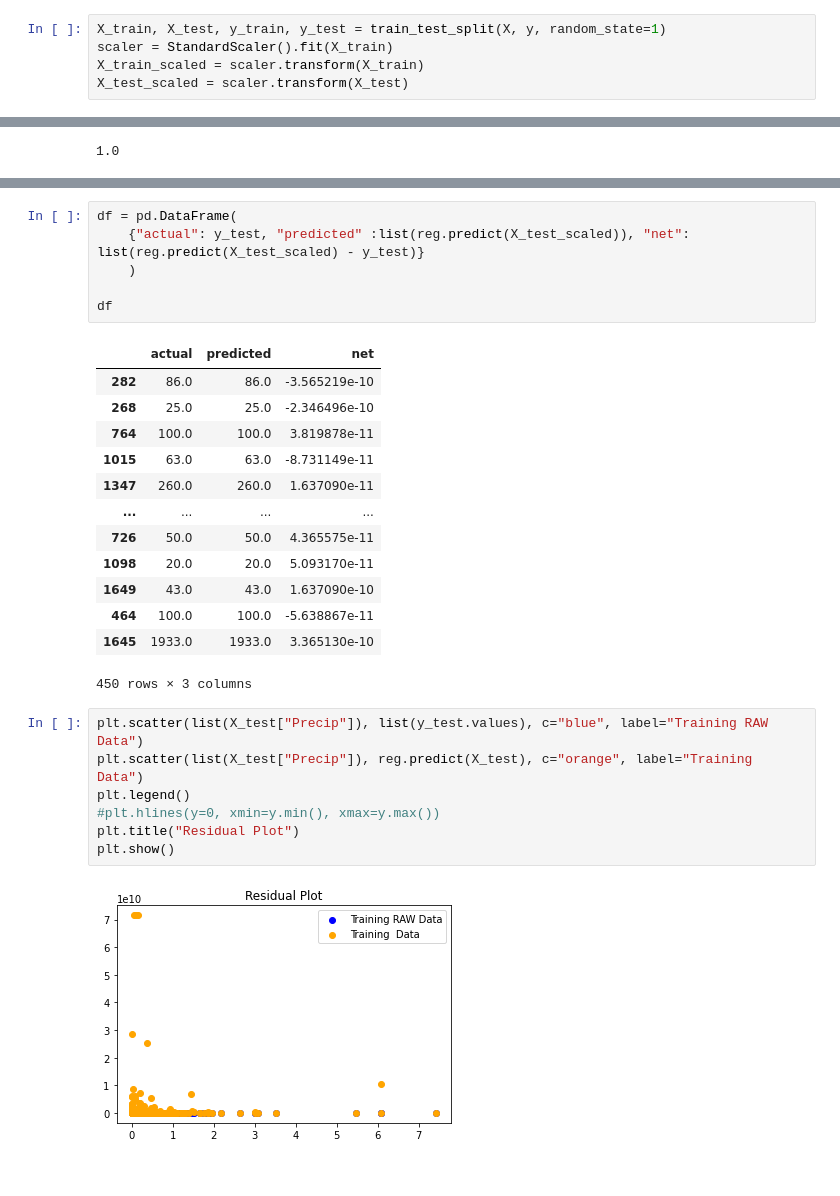
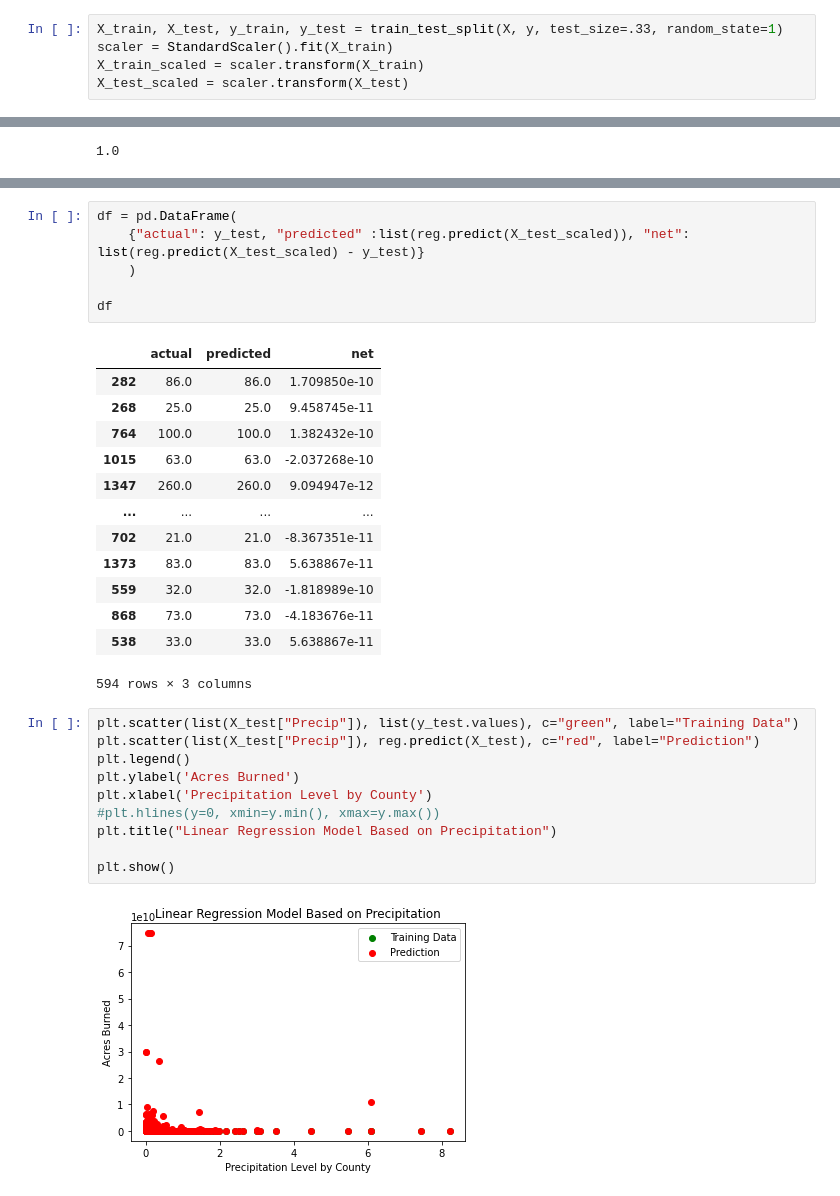
Before and after one commit to josephchancey/ca-wildfire-ml, a Jupyter notebook: data/clean/Preprocessing-&-Machine-Learning.ipynb, the cells around one changed output, grey strips where cells are left out. Drawn from its saved outputs; the diff is of its cells as text.

```diff
--- a/data/clean/Preprocessing-&-Machine-Learning.ipynb
+++ b/data/clean/Preprocessing-&-Machine-Learning.ipynb
@@ -332,5 +338,5 @@ y = df["AcresBurned"]
 # %%
-X_train, X_test, y_train, y_test = train_test_split(X, y, random_state=1)
+X_train, X_test, y_train, y_test = train_test_split(X, y, test_size=.33, random_state=1)
 scaler = StandardScaler().fit(X_train)
 X_train_scaled = scaler.transform(X_train)
 X_test_scaled = scaler.transform(X_test)
@@ -375,24 +381,27 @@ df = pd.DataFrame(
 df
 # %% [output]
 |  | actual | predicted | net |
-| 282 | 86.0 | 86.0 | -3.565219e-10 |
-| 268 | 25.0 | 25.0 | -2.346496e-10 |
-| 764 | 100.0 | 100.0 | 3.819878e-11 |
-| 1015 | 63.0 | 63.0 | -8.731149e-11 |
-| 1347 | 260.0 | 260.0 | 1.637090e-11 |
+| 282 | 86.0 | 86.0 | 1.709850e-10 |
+| 268 | 25.0 | 25.0 | 9.458745e-11 |
+| 764 | 100.0 | 100.0 | 1.382432e-10 |
+| 1015 | 63.0 | 63.0 | -2.037268e-10 |
+| 1347 | 260.0 | 260.0 | 9.094947e-12 |
 | ... | ... | ... | ... |
-| 726 | 50.0 | 50.0 | 4.365575e-11 |
-| 1098 | 20.0 | 20.0 | 5.093170e-11 |
-| 1649 | 43.0 | 43.0 | 1.637090e-10 |
-| 464 | 100.0 | 100.0 | -5.638867e-11 |
-| 1645 | 1933.0 | 1933.0 | 3.365130e-10 |
+| 702 | 21.0 | 21.0 | -8.367351e-11 |
+| 1373 | 83.0 | 83.0 | 5.638867e-11 |
+| 559 | 32.0 | 32.0 | -1.818989e-10 |
+| 868 | 73.0 | 73.0 | -4.183676e-11 |
+| 538 | 33.0 | 33.0 | 5.638867e-11 |
-450 rows × 3 columns
+594 rows × 3 columns
 # %%
-plt.scatter(list(X_test["Precip"]), list(y_test.values), c="blue", label="Training RAW Data")
-plt.scatter(list(X_test["Precip"]), reg.predict(X_test), c="orange", label="Training  Data")
+plt.scatter(list(X_test["Precip"]), list(y_test.values), c="green", label="Training Data")
+plt.scatter(list(X_test["Precip"]), reg.predict(X_test), c="red", label="Prediction")
 plt.legend()
+plt.ylabel('Acres Burned')
+plt.xlabel('Precipitation Level by County')
 #plt.hlines(y=0, xmin=y.min(), xmax=y.max())
-plt.title("Residual Plot")
+plt.title("Linear Regression Model Based on Precipitation")
+
 plt.show()
 # %% [output]
-[figure, old version]
+[figure, new version]
```
Also changed, not shown: parts of 17 cells of this notebook.
